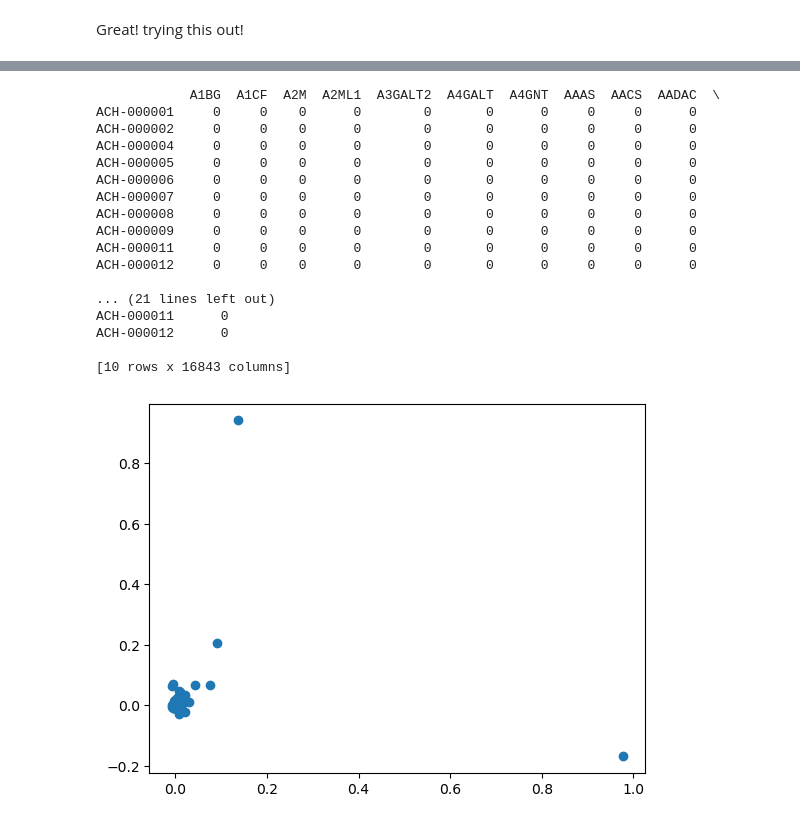
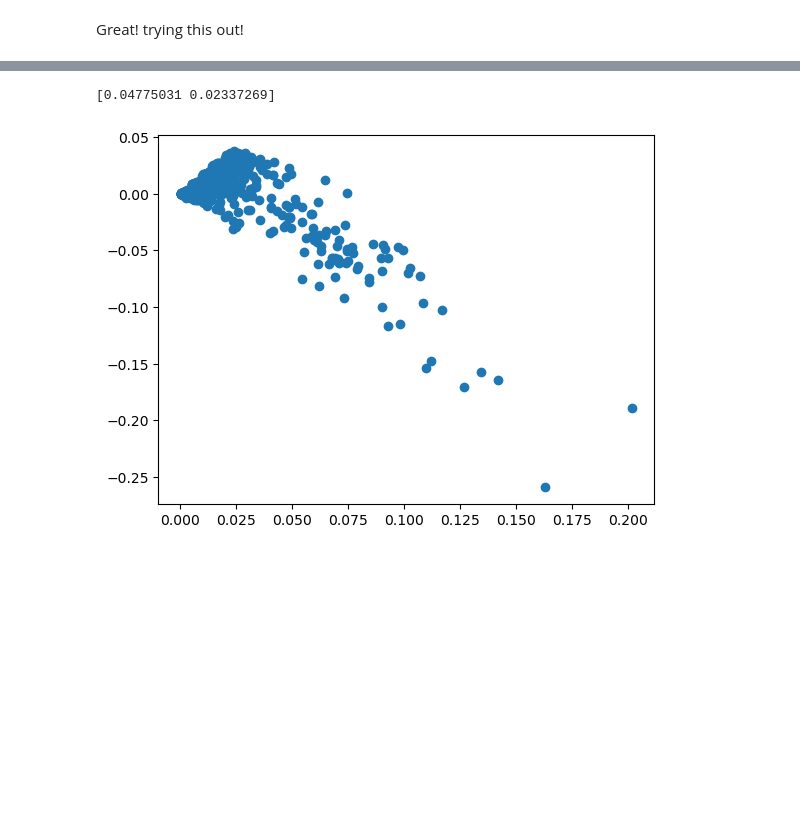
Before and after one commit to alanahmcintosh/Python_workspaces, a Jupyter notebook: Jupyter Notebook/expression_PCA.ipynb, the cells around one changed output, grey strips where cells are left out. Cells and saved outputs as stored; diff of their text form; code cells hidden in the pictures; blank space fills up the shorter version.

```diff
--- a/Jupyter Notebook/expression_PCA.ipynb
+++ b/Jupyter Notebook/expression_PCA.ipynb
@@ -34,39 +44,30 @@ plt.show() # show PCA plot
 # %%
-mutation = pd.read_csv('/home/alanah/Downloads/Damaging_Mutations.csv', index_col=0) #read in gene expression csv as a dataframe, index so it reads in row names
-result = mutation.head(10) #test to see if it read in correctly
-#print("First 10 rows of the DataFrame:")
-print(result)
-#print(expression.iloc[[0]]) # trying the iloc function to see how it works
-column_names = list(mutation.columns.values) #extracting the column names
-row_names_mut = list(mutation.index.values) #extracting rwo names
-#print(row_names)
+######read in gene expression csv as a dataframe, index so it reads in row names
+mutation = pd.read_csv('/home/alanah/Downloads/Damaging_Mutations.csv', index_col=0)
 
-x_mut = mutation.iloc[:, ].values #index all the values from the expression datafram, not sure if this is useful
-x_mut = StandardScaler().fit_transform(x_mut) # normalizing the features
-#print(x.shape) #whats the dimensions of the data
-#print(np.mean(x),np.std(x)) #check mean and stadard deviation of normalised data
+####extracting the column names and extracting row names
+column_names = list(mutation.columns.values)
+row_names_mut = list(mutation.index.values)
+
+##### index all the values from the expression datafram, not sure if this is useful
+x_mut = mutation.iloc[:, ].values
+
+###### normalizing the features
+#x_mut = StandardScaler().fit_transform(x_mut)
+
+####whats the dimensions of the data, check mean and stadard deviation of normalised data
+#print(x.shape)
+#print(np.mean(x),np.std(x))
 #print(type(x))
-pca_mutation = PCA(n_components=2) #make a PCA q with 2 principal components
-principalComponents_mut = pca_mutation.fit_transform(np.transpose(x_mut))
-#print(len(principalComponents_mut))
-plt.scatter(pca_mutation.components_[0,:], pca_mutation.components_[1,:]) # plot the PCA as a scatter plot with a component on eah axis
-plt.show() # show PCA plot
+
+#### make a PCA q with 2 principal components
+pca_mutation = PCA(n_components=2)
+pca_mutation.fit_transform(np.transpose(x_mut))
+print(pca_mutation.explained_variance_ratio_)
+
+###### plot the PCA as a scatter plot with a component on eah axis
+plt.scatter(pca_mutation.components_[0,:] ,pca_mutation.components_[1,:])
+plt.show()
 # %% [output]
-            A1BG  A1CF  A2M  A2ML1  A3GALT2  A4GALT  A4GNT  AAAS  AACS  AADAC  \
-ACH-000001     0     0    0      0        0       0      0     0     0      0
-ACH-000002     0     0    0      0        0       0      0     0     0      0
-ACH-000004     0     0    0      0        0       0      0     0     0      0
-ACH-000005     0     0    0      0        0       0      0     0     0      0
-ACH-000006     0     0    0      0        0       0      0     0     0      0
-ACH-000007     0     0    0      0        0       0      0     0     0      0
-ACH-000008     0     0    0      0        0       0      0     0     0      0
-ACH-000009     0     0    0      0        0       0      0     0     0      0
-ACH-000011     0     0    0      0        0       0      0     0     0      0
-ACH-000012     0     0    0      0        0       0      0     0     0      0
-
-... (21 lines left out)
-ACH-000011      0
-ACH-000012      0
-
-[10 rows x 16843 columns]
+[0.04775031 0.02337269]
-[figure, old version]
+[figure, new version]
```
Also changed, not shown: parts of 8 cells of this notebook.
